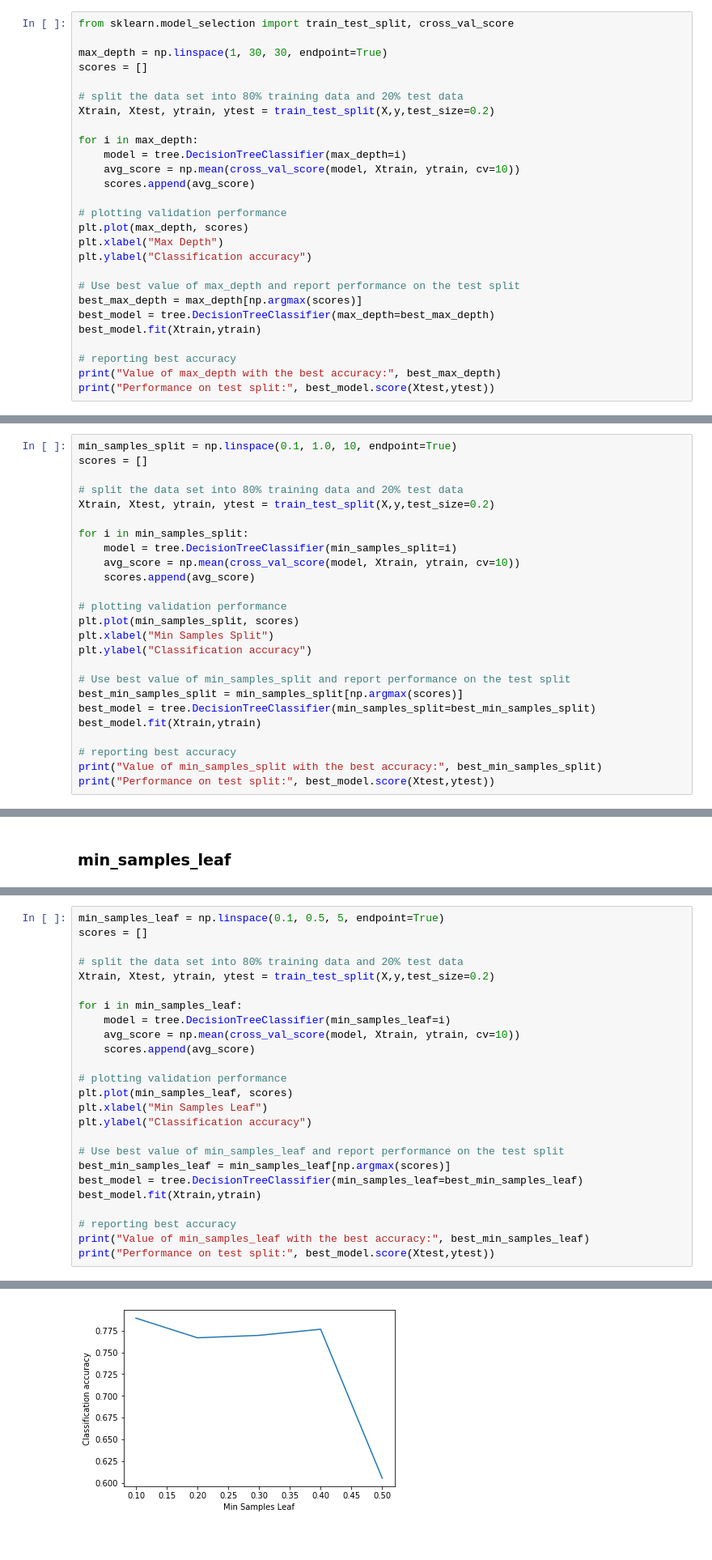
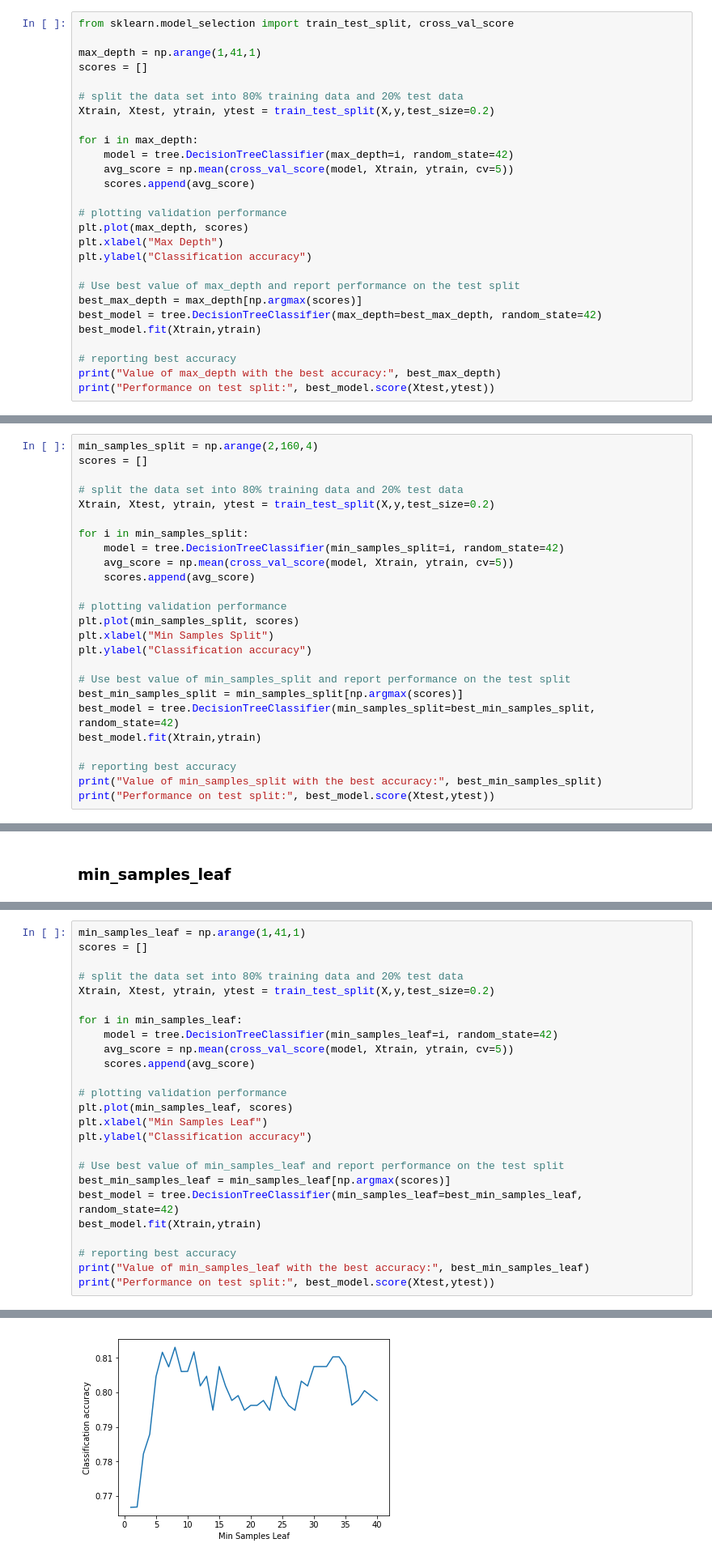
Before and after one commit to talsiddiqui/Titanic, a Jupyter notebook: model-fitting.ipynb, the cells around one changed output, grey strips where cells are left out. Shown at 81% size. Drawn from its saved outputs; the diff is of its cells as text.

```diff
--- a/model-fitting.ipynb
+++ b/model-fitting.ipynb
@@ -114,15 +121,15 @@ The first parameter we will optimize is `max_depth`
 # %%
 from sklearn.model_selection import train_test_split, cross_val_score
 
-max_depth = np.linspace(1, 30, 30, endpoint=True)
+max_depth = np.arange(1,41,1)
 scores = []
 
 # split the data set into 80% training data and 20% test data
 Xtrain, Xtest, ytrain, ytest = train_test_split(X,y,test_size=0.2)
 
 for i in max_depth:
-    model = tree.DecisionTreeClassifier(max_depth=i)
-    avg_score = np.mean(cross_val_score(model, Xtrain, ytrain, cv=10))
+    model = tree.DecisionTreeClassifier(max_depth=i, random_state=42)
+    avg_score = np.mean(cross_val_score(model, Xtrain, ytrain, cv=5))
     scores.append(avg_score)
 
 # plotting validation performance
@@ -132,7 +139,7 @@ plt.ylabel("Classification accuracy")
 
 # Use best value of max_depth and report performance on the test split
 best_max_depth = max_depth[np.argmax(scores)]
-best_model = tree.DecisionTreeClassifier(max_depth=best_max_depth)
+best_model = tree.DecisionTreeClassifier(max_depth=best_max_depth, random_state=42)
 best_model.fit(Xtrain,ytrain)
 
 # reporting best accuracy
@@ -149,13 +156,13 @@ The second parameter we will optimize is `min_samples_split`
 # %%
-min_samples_split = np.linspace(0.1, 1.0, 10, endpoint=True)
+min_samples_split = np.arange(2,160,4)
 scores = []
 
 # split the data set into 80% training data and 20% test data
 Xtrain, Xtest, ytrain, ytest = train_test_split(X,y,test_size=0.2)
 
 for i in min_samples_split:
-    model = tree.DecisionTreeClassifier(min_samples_split=i)
-    avg_score = np.mean(cross_val_score(model, Xtrain, ytrain, cv=10))
+    model = tree.DecisionTreeClassifier(min_samples_split=i, random_state=42)
+    avg_score = np.mean(cross_val_score(model, Xtrain, ytrain, cv=5))
     scores.append(avg_score)
 
 # plotting validation performance
@@ -165,7 +172,7 @@ plt.ylabel("Classification accuracy")
 
 # Use best value of min_samples_split and report performance on the test split
 best_min_samples_split = min_samples_split[np.argmax(scores)]
-best_model = tree.DecisionTreeClassifier(min_samples_split=best_min_samples_split)
+best_model = tree.DecisionTreeClassifier(min_samples_split=best_min_samples_split, random_state=42)
 best_model.fit(Xtrain,ytrain)
 
 # reporting best accuracy
@@ -182,13 +189,13 @@ The third parameter we will optimize is `min_samples_leaf`
 # %%
-min_samples_leaf = np.linspace(0.1, 0.5, 5, endpoint=True)
+min_samples_leaf = np.arange(1,41,1)
 scores = []
 
 # split the data set into 80% training data and 20% test data
 Xtrain, Xtest, ytrain, ytest = train_test_split(X,y,test_size=0.2)
 
 for i in min_samples_leaf:
-    model = tree.DecisionTreeClassifier(min_samples_leaf=i)
-    avg_score = np.mean(cross_val_score(model, Xtrain, ytrain, cv=10))
+    model = tree.DecisionTreeClassifier(min_samples_leaf=i, random_state=42)
+    avg_score = np.mean(cross_val_score(model, Xtrain, ytrain, cv=5))
     scores.append(avg_score)
 
 # plotting validation performance
@@ -198,7 +205,7 @@ plt.ylabel("Classification accuracy")
 
 # Use best value of min_samples_leaf and report performance on the test split
 best_min_samples_leaf = min_samples_leaf[np.argmax(scores)]
-best_model = tree.DecisionTreeClassifier(min_samples_leaf=best_min_samples_leaf)
+best_model = tree.DecisionTreeClassifier(min_samples_leaf=best_min_samples_leaf, random_state=42)
 best_model.fit(Xtrain,ytrain)
 
 # reporting best accuracy
@@ -210,4 +217,4 @@ Performance on test split: 0.776536312849162
-[figure, old version]
+[figure, new version]
 # %% [markdown]
 ### max_features
 # %% [markdown]
```
Also changed, not shown: parts of 25 cells of this notebook, 2 other files.
